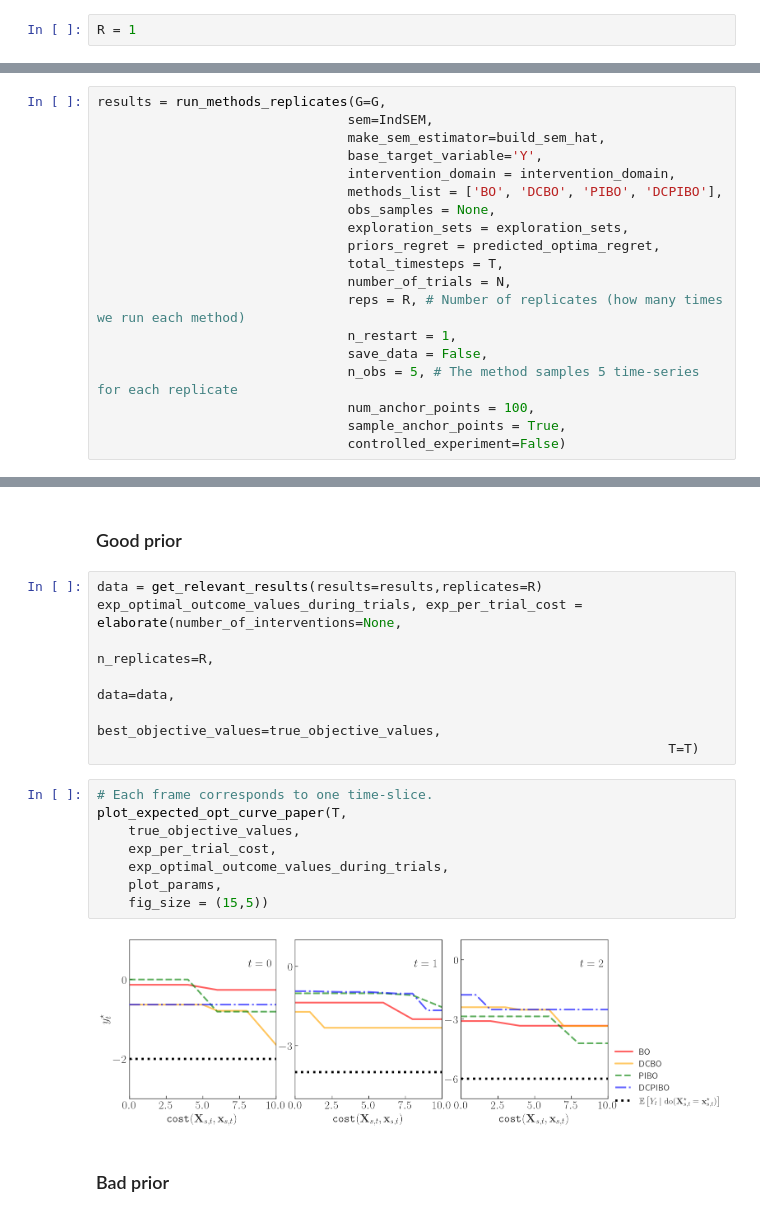
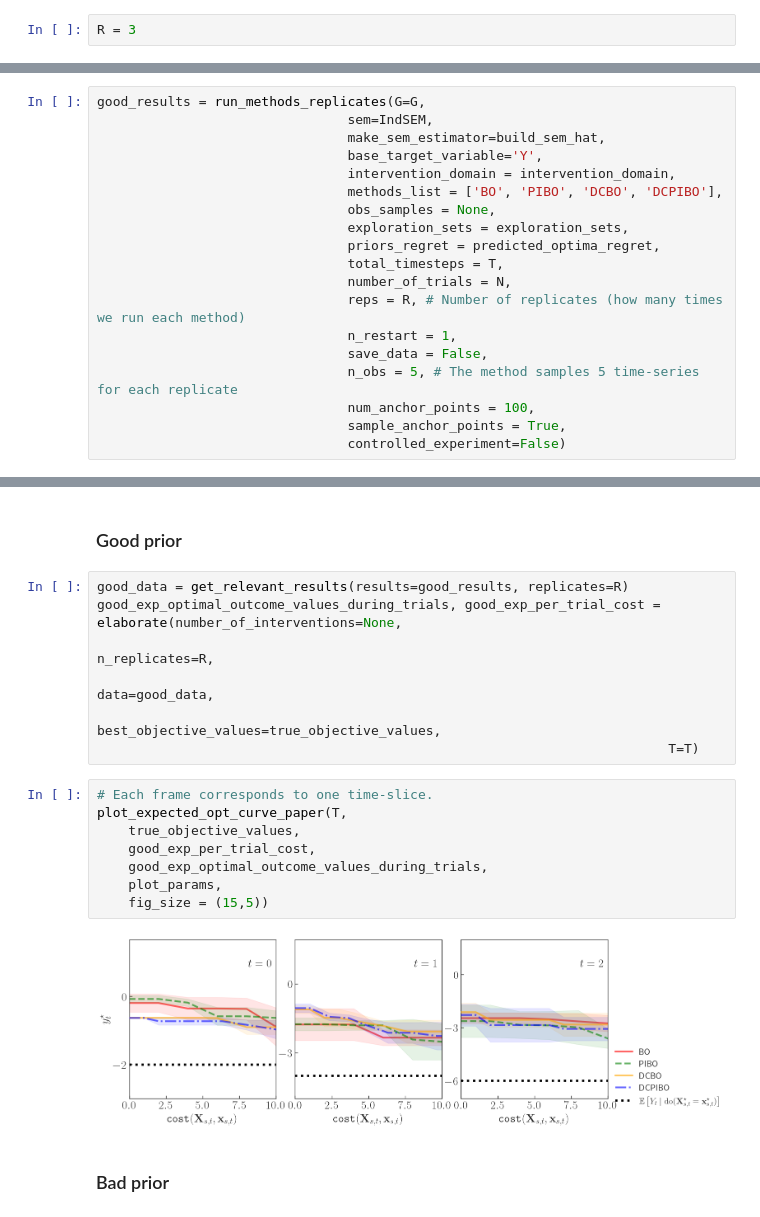
Before and after one commit to lucalavazza/Bayesian-Optimisation-with-Prior-Knowledge, a Jupyter notebook: notebooks/MyTests/pi_ind.ipynb, the cells around one changed output, grey strips where cells are left out. Saved outputs shown, nothing was run; the diff lists cells and outputs as text.

Commit message:
testing_results

```diff
--- a/notebooks/MyTests/pi_ind.ipynb
+++ b/notebooks/MyTests/pi_ind.ipynb
@@ -165,16 +168,16 @@ init_sem, sem, dag_view, G, exploration_sets, intervention_domain, true_objectiv
 # %% [markdown]
 ## Models' executions
 # %%
-R = 1
+R = 3
 # %% [markdown]
 ### Good prior
 # %%
-results = run_methods_replicates(G=G,
+good_results = run_methods_replicates(G=G,
                                 sem=IndSEM,
                                 make_sem_estimator=build_sem_hat,
                                 base_target_variable='Y',
                                 intervention_domain = intervention_domain,
-                                methods_list = ['BO', 'DCBO', 'PIBO', 'DCPIBO'],
+                                methods_list = ['BO', 'PIBO', 'DCBO', 'DCPIBO'],
                                 obs_samples = None,
                                 exploration_sets = exploration_sets,
                                 priors_regret = predicted_optima_regret,
@@ -289,22 +343,22 @@ rc('font', size=20)
 # %% [markdown]
 ### Good prior
 # %%
-data = get_relevant_results(results=results,replicates=R)
-exp_optimal_outcome_values_during_trials, exp_per_trial_cost = elaborate(number_of_interventions=None,
+good_data = get_relevant_results(results=good_results, replicates=R)
+good_exp_optimal_outcome_values_during_trials, good_exp_per_trial_cost = elaborate(number_of_interventions=None,
                                                                          n_replicates=R,
-                                                                         data=data,
+                                                                         data=good_data,
                                                                          best_objective_values=true_objective_values,
                                                                          T=T)
 # %%
 # Each frame corresponds to one time-slice.
 plot_expected_opt_curve_paper(T,
     true_objective_values,
-    exp_per_trial_cost,
-    exp_optimal_outcome_values_during_trials,
+    good_exp_per_trial_cost,
+    good_exp_optimal_outcome_values_during_trials,
     plot_params,
     fig_size = (15,5))
 # %% [output]
-[figure, old version]
+[figure, new version]
 # %% [markdown]
 ### Bad prior
 # %%
```
Also changed, not shown: parts of 17 cells of this notebook, 5 other files.
